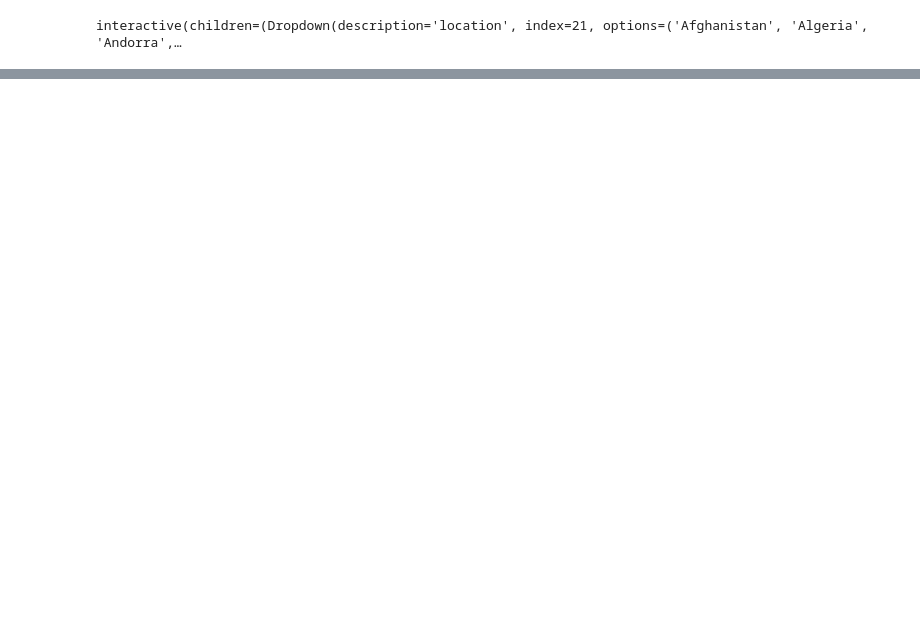
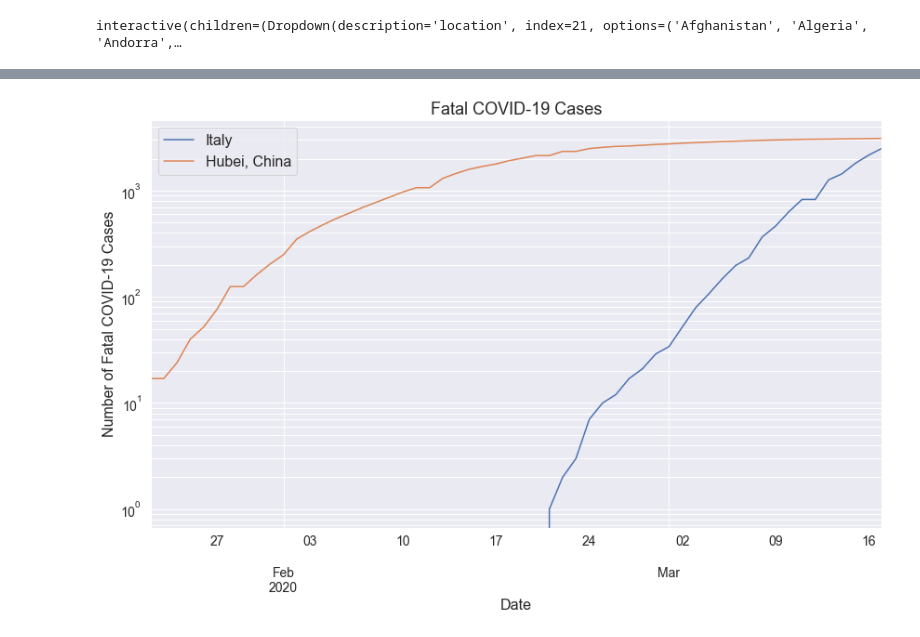
Before and after one commit to MattTriano/COVID-19_Viz, a Jupyter notebook: COVID-19_EDA.ipynb, the cells around one changed output, grey strips where cells are left out. Cells and saved outputs as stored; diff of their text form; code cells hidden in the pictures; blank space fills up the shorter version.

Commit message:
Fixed an issue with the data preprocessing, and added a matplotlib visualization

```diff
--- a/COVID-19_EDA.ipynb
+++ b/COVID-19_EDA.ipynb
@@ -168,3 +194,25 @@ Loading BokehJS ...
 [interactive output not drawn]
 [interactive output not drawn]
 interactive(children=(Dropdown(description='location', index=21, options=('Afghanistan', 'Algeria', 'Andorra',…
+# %%
+def plot_covid_19_data_mpl(case_type='Fatal', locations=['Italy', 'Hubei, China'], y_type='log', figsize=(12,8)):
+    if case_type.lower() == 'confirmed':
+        df = confirmed_df
+    elif case_type.lower() == 'recovered':
+        df = recovered_df
+    else:
+        df = deaths_df
+
+    fig, ax = plt.subplots(figsize=figsize)
+    for location in locations:
+        ax = df.plot(x='date', y=location, ax=ax)
+    ax.set_yscale(y_type)
+    ax.grid(b=True, which='both', axis='y')
+
+    ax.set_title(f"{case_type} COVID-19 Cases", fontsize=18)
+    ax.set_ylabel(f"Number of {case_type} COVID-19 Cases", fontsize=16)
+    ax.set_xlabel('Date', fontsize=16)
+    ax.legend(fontsize=16)
+    ax.tick_params(which='both', labelsize=14)
+
+    plt.tight_layout()
@@ -170,0 +242,4 @@ interactive(children=(Dropdown(description='location', index=21, options=('Afgha
+# %%
+plot_covid_19_data_mpl(case_type='Fatal', locations=['Italy', 'Hubei, China'])
+# %% [output]
+[figure, added]
```
Also changed, not shown: parts of 19 cells of this notebook.
